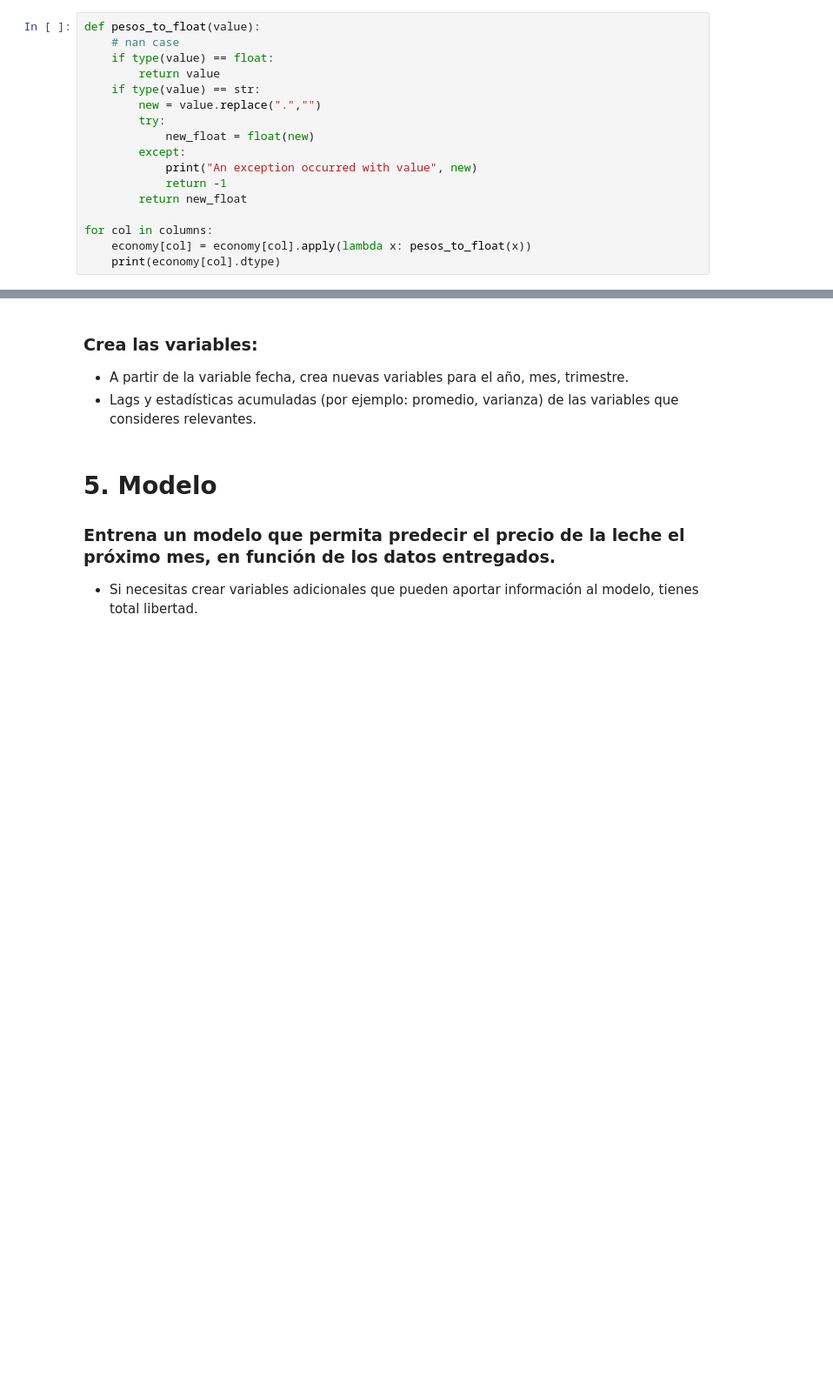
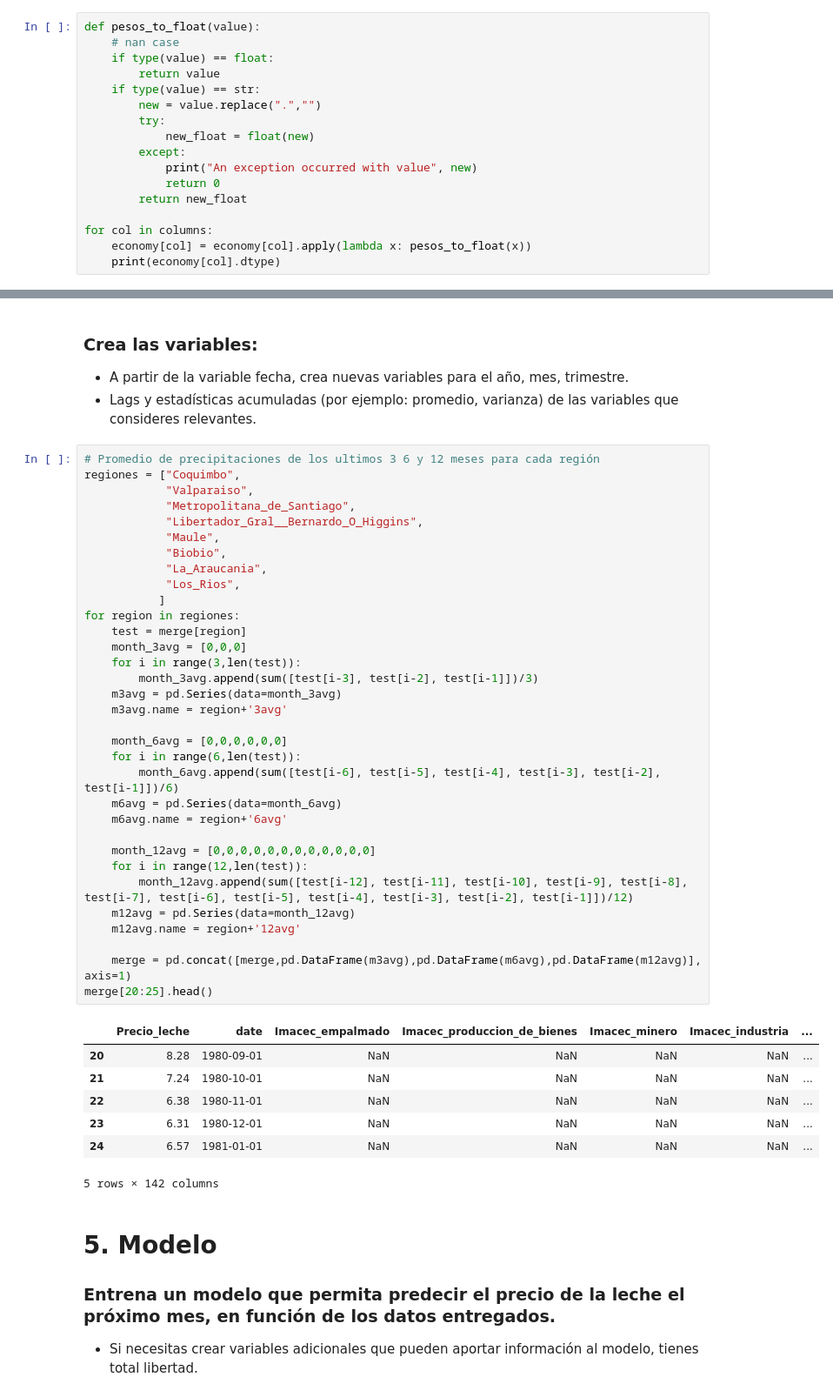
Before and after one commit to matiasmoreno/desafio_spike, a Jupyter notebook: desafio.ipynb, the cells around one changed output, grey strips where cells are left out. Shown: that part at 87% size. Cells and saved outputs as stored; diff of their text form; blank space fills up the shorter version.

```diff
--- a/desafio.ipynb
+++ b/desafio.ipynb
@@ -318,7 +318,7 @@ def pesos_to_float(value):
             new_float = float(new)
         except:
             print("An exception occurred with value", new)
-            return -1
+            return 0
         return new_float
 
 for col in columns:
@@ -580,6 +580,47 @@ merge.head()
 ### Crea las variables:
 * A partir de la variable fecha, crea nuevas variables para el año, mes, trimestre.
 * Lags y estadísticas acumuladas (por ejemplo: promedio, varianza) de las variables que consideres relevantes.
+# %%
+# Promedio de precipitaciones de los ultimos 3 6 y 12 meses para cada región
+regiones = ["Coquimbo",
+            "Valparaiso",
+            "Metropolitana_de_Santiago",
+            "Libertador_Gral__Bernardo_O_Higgins",
+            "Maule",
+            "Biobio",
+            "La_Araucania",
+            "Los_Rios",
+           ]
+for region in regiones:
+    test = merge[region]
+    month_3avg = [0,0,0]
+    for i in range(3,len(test)):
+        month_3avg.append(sum([test[i-3], test[i-2], test[i-1]])/3)
+    m3avg = pd.Series(data=month_3avg)
+    m3avg.name = region+'3avg'
+
+    month_6avg = [0,0,0,0,0,0]
+    for i in range(6,len(test)):
+        month_6avg.append(sum([test[i-6], test[i-5], test[i-4], test[i-3], test[i-2], test[i-1]])/6)
+    m6avg = pd.Series(data=month_6avg)
+    m6avg.name = region+'6avg'
+
+    month_12avg = [0,0,0,0,0,0,0,0,0,0,0,0]
+    for i in range(12,len(test)):
+        month_12avg.append(sum([test[i-12], test[i-11], test[i-10], test[i-9], test[i-8], test[i-7], test[i-6], test[i-5], test[i-4], test[i-3], test[i-2], test[i-1]])/12)
+    m12avg = pd.Series(data=month_12avg)
+    m12avg.name = region+'12avg'
+
+    merge = pd.concat([merge,pd.DataFrame(m3avg),pd.DataFrame(m6avg),pd.DataFrame(m12avg)], axis=1)
+merge[20:25].head()
+# %% [output]
+|  | Precio_leche | date | Imacec_empalmado | Imacec_produccion_de_bienes | Imacec_minero | Imacec_industria | ... |
+| 20 | 8.28 | 1980-09-01 | NaN | NaN | NaN | NaN | ... |
+| 21 | 7.24 | 1980-10-01 | NaN | NaN | NaN | NaN | ... |
+| 22 | 6.38 | 1980-11-01 | NaN | NaN | NaN | NaN | ... |
+| 23 | 6.31 | 1980-12-01 | NaN | NaN | NaN | NaN | ... |
+| 24 | 6.57 | 1981-01-01 | NaN | NaN | NaN | NaN | ... |
+5 rows × 142 columns
 # %% [markdown]
 # 5. Modelo
 
```
Also changed, not shown: parts of 19 cells of this notebook.
